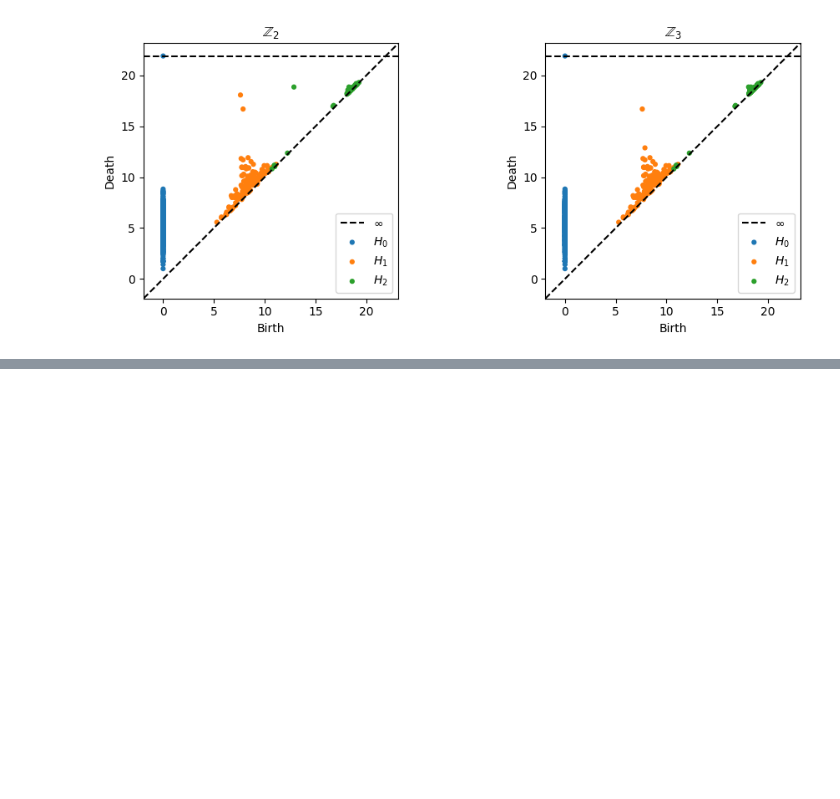
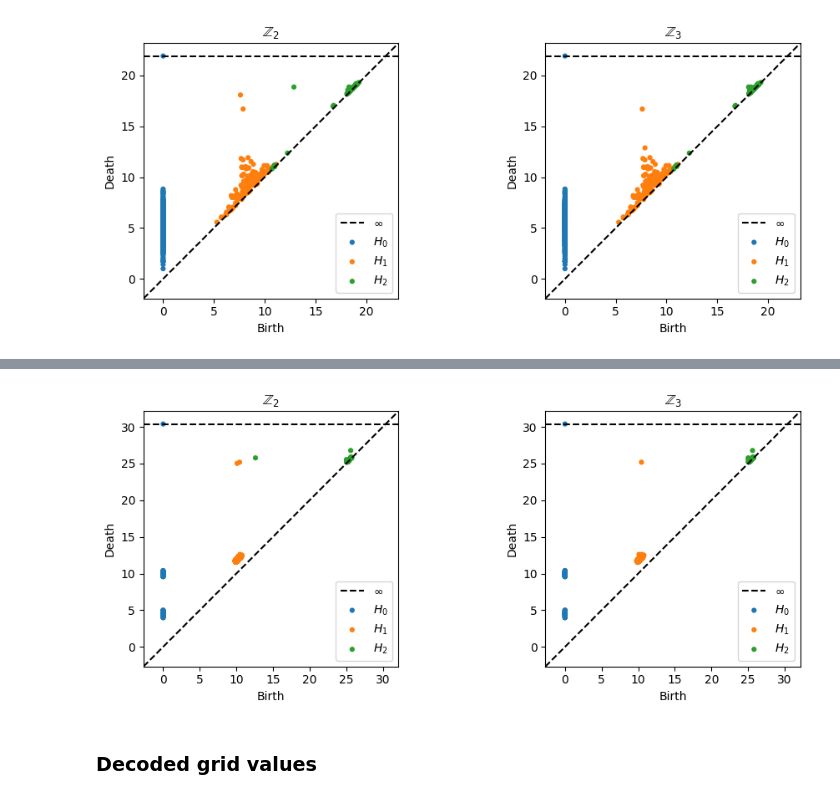
Before and after one commit to bekemax/KleinVAE, a Jupyter notebook: notebooks/klein-vae-experiments.ipynb, the cells around one changed output, grey strips where cells are left out. Cells and saved outputs as stored; diff of their text form; code cells hidden in the pictures; blank space fills up the shorter version.

```diff
--- a/notebooks/klein-vae-experiments.ipynb
+++ b/notebooks/klein-vae-experiments.ipynb
@@ -404,0 +489,18 @@ plt.show()
+# %%
+diagrams2 = ripser(batch, maxdim=2, coeff=2)['dgms']
+diagrams3 = ripser(batch, maxdim=2, coeff=3)['dgms']
+# %%
+fig, axes = plt.subplots(1, 2, figsize=(10, 4))
+
+axes[0].set_title('$\mathbb{Z}_2$')
+plot_diagrams(diagrams2, ax=axes[0], show=False)
+
+axes[1].set_title('$\mathbb{Z}_3$')
+plot_diagrams(diagrams3, ax=axes[1], show=False)
+
+plt.tight_layout()
+plt.show()
+# %% [output]
+[figure, added]
+# %% [markdown]
+### Decoded grid values
```
Also changed, not shown: parts of 18 cells of this notebook, 1 other file.
